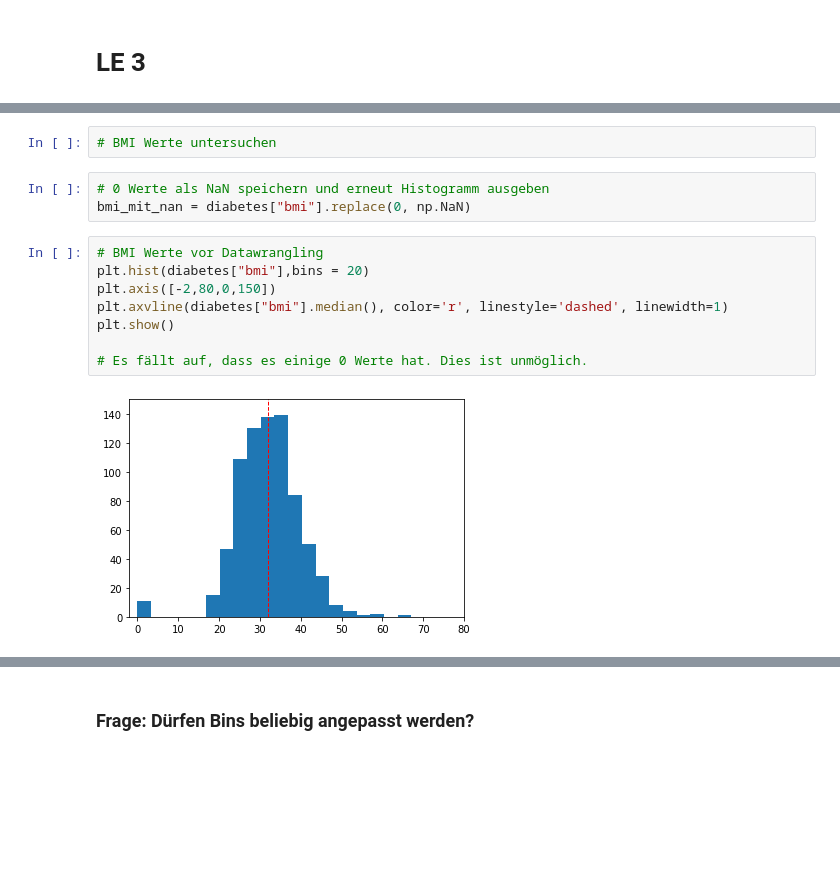
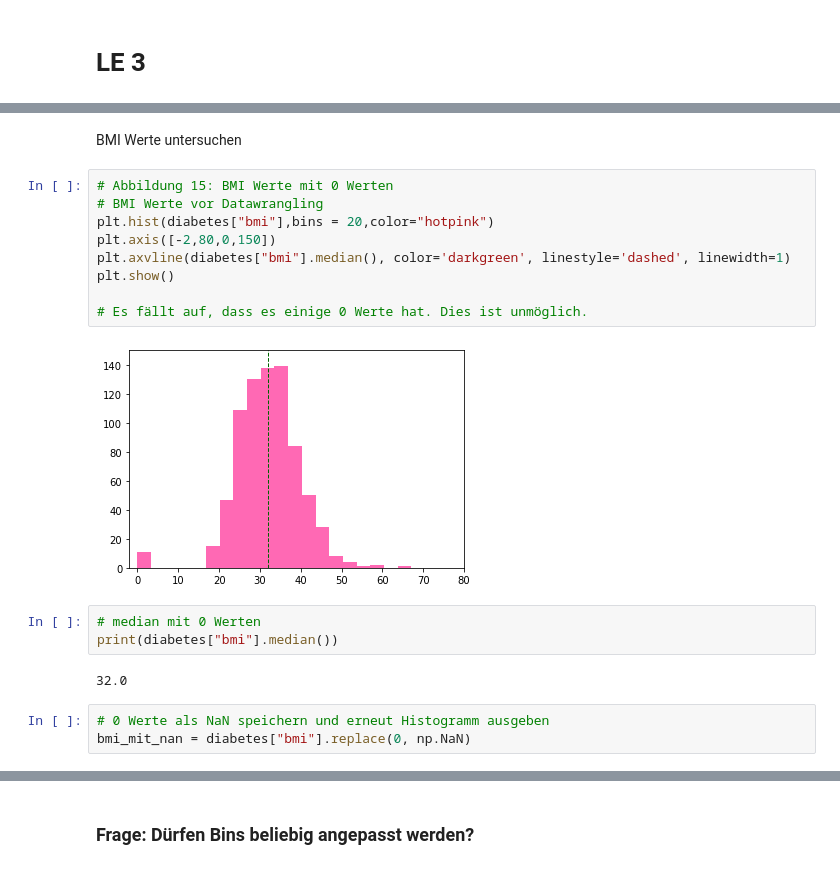
Before and after one commit to Juuuliia/Grundkompetenz-Datenvisualisierung, a Jupyter notebook: GdvAbgabe/GdvAbgabe.ipynb, the cells around one changed output, grey strips where cells are left out. Cells and saved outputs as stored; diff of their text form; blank space fills up the shorter version.

```diff
--- a/GdvAbgabe/GdvAbgabe.ipynb
+++ b/GdvAbgabe/GdvAbgabe.ipynb
@@ -420,16 +420,22 @@ diabetes.tail(20)
-# %%
-# BMI Werte untersuchen
+# %% [markdown]
+BMI Werte untersuchen
+# %%
+# Abbildung 15: BMI Werte mit 0 Werten
+# BMI Werte vor Datawrangling
+plt.hist(diabetes["bmi"],bins = 20,color="hotpink")
+plt.axis([-2,80,0,150])
+plt.axvline(diabetes["bmi"].median(), color='darkgreen', linestyle='dashed', linewidth=1)
+plt.show()
+
+# Es fällt auf, dass es einige 0 Werte hat. Dies ist unmöglich.
+# %% [output]
+[figure, added]
+# %%
+# median mit 0 Werten
+print(diabetes["bmi"].median())
+# %% [output]
+32.0
 # %%
 # 0 Werte als NaN speichern und erneut Histogramm ausgeben
 bmi_mit_nan = diabetes["bmi"].replace(0, np.NaN)
-# %%
-# BMI Werte vor Datawrangling
-plt.hist(diabetes["bmi"],bins = 20)
-plt.axis([-2,80,0,150])
-plt.axvline(diabetes["bmi"].median(), color='r', linestyle='dashed', linewidth=1)
-plt.show()
-
-# Es fällt auf, dass es einige 0 Werte hat. Dies ist unmöglich.
-# %% [output]
-[figure, removed]
 # %%
```
Also changed, not shown: parts of 40 cells of this notebook, 1 other file.
